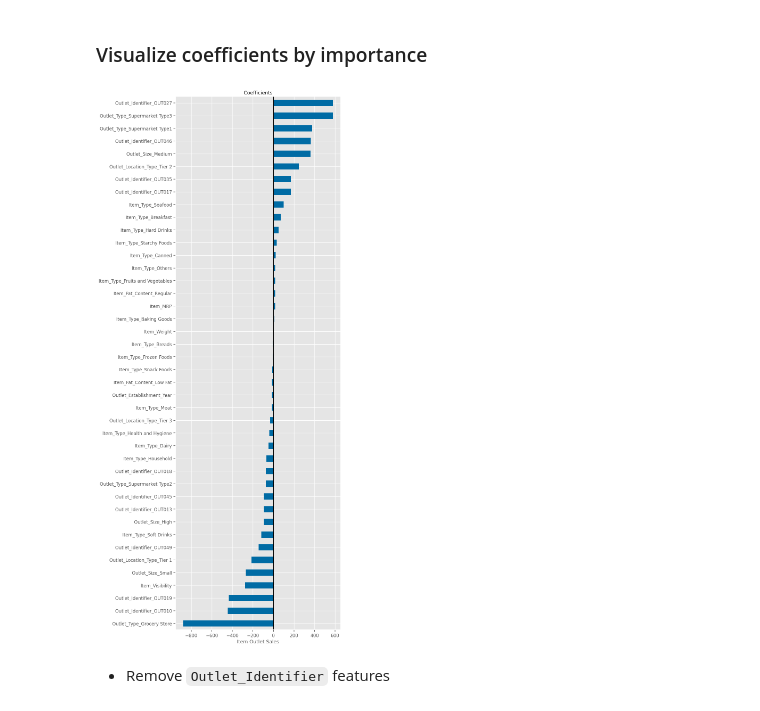
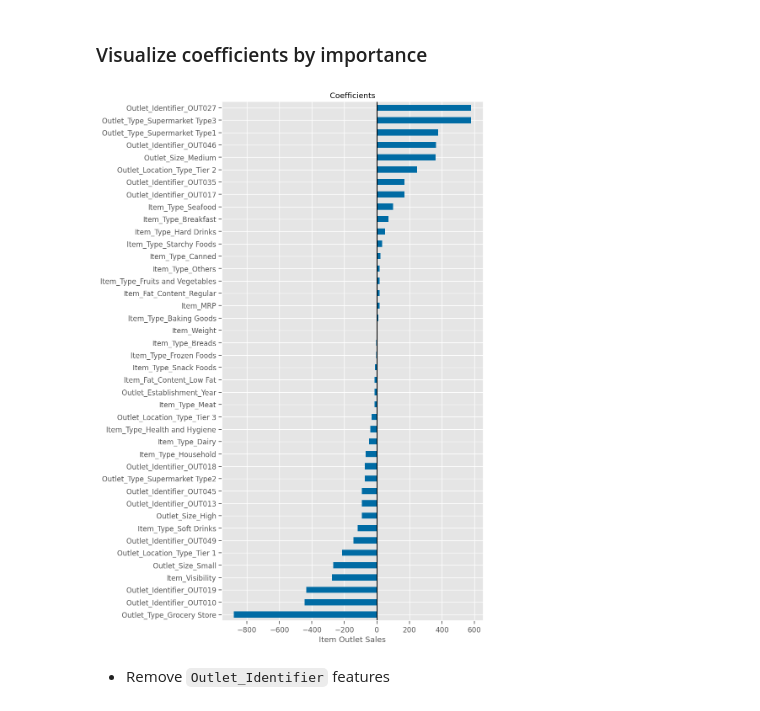
Before and after one commit to jiashenyue/project-1-supermarket-sales-analysis, a Jupyter notebook: Project1-Revisited.ipynb, the cells around one changed output. Cells and saved outputs as stored; diff of their text form; code cells hidden in the pictures.

```diff
--- a/Project1-Revisited.ipynb
+++ b/Project1-Revisited.ipynb
@@ -537,12 +535,12 @@ dtype: float64
 ### Visualize coefficients by importance
 # %%
 ## Plot country ceoffs
-ax = coeffs.sort_values().plot(kind='barh', figsize=(8,26))
+ax = coeffs.sort_values().plot(kind='barh', figsize=(8,16))
 ax.axvline(0, color='k')
 ax.set(xlabel='Item Outlet Sales', title="Coefficients");
-plt.savefig('PNG/all-coeffs.png', dpi = 300)
+plt.savefig('PNG/all-coeffs.png')
 # %% [output]
-[figure, old version]
+[figure, new version]
 # %% [markdown]
 - Remove `Outlet_Identifier` features
 # %%
```
Also changed, not shown: parts of 17 cells of this notebook, 4 other files.
